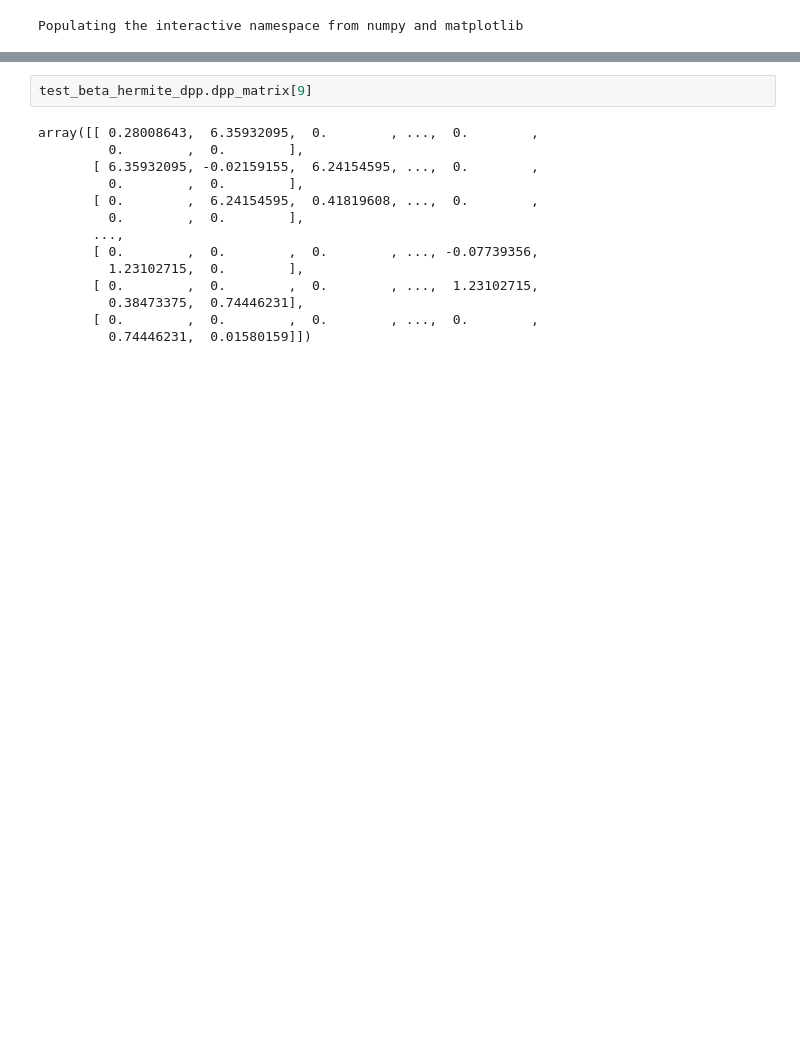
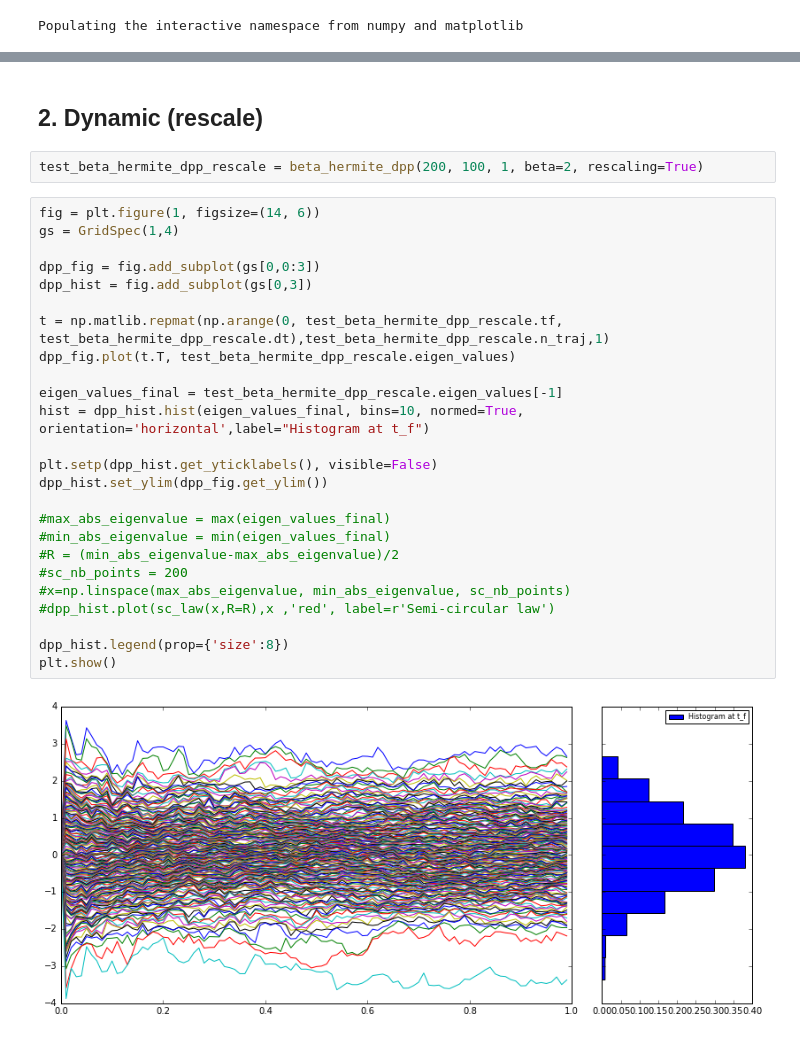
Before and after one commit to MinGao1314/dbm, a Jupyter notebook: beta_ensemble/beta_hermite_gaussian_ensembles.ipynb, the cells around one changed output, grey strips where cells are left out. Cells and saved outputs as stored; diff of their text form; blank space fills up the shorter version.

```diff
--- a/beta_ensemble/beta_hermite_gaussian_ensembles.ipynb
+++ b/beta_ensemble/beta_hermite_gaussian_ensembles.ipynb
@@ -152,16 +159,31 @@ plt.show()
-# %%
-test_beta_hermite_dpp.dpp_matrix[9]
-# %% [output]
-array([[ 0.28008643,  6.35932095,  0.        , ...,  0.        ,
-         0.        ,  0.        ],
-       [ 6.35932095, -0.02159155,  6.24154595, ...,  0.        ,
-         0.        ,  0.        ],
-       [ 0.        ,  6.24154595,  0.41819608, ...,  0.        ,
-         0.        ,  0.        ],
-       ...,
-       [ 0.        ,  0.        ,  0.        , ..., -0.07739356,
-         1.23102715,  0.        ],
-       [ 0.        ,  0.        ,  0.        , ...,  1.23102715,
-         0.38473375,  0.74446231],
-       [ 0.        ,  0.        ,  0.        , ...,  0.        ,
-         0.74446231,  0.01580159]])
+# %% [markdown]
+## 2. Dynamic (rescale)
+# %%
+test_beta_hermite_dpp_rescale = beta_hermite_dpp(200, 100, 1, beta=2, rescaling=True)
+# %%
+fig = plt.figure(1, figsize=(14, 6))
+gs = GridSpec(1,4)
+
+dpp_fig = fig.add_subplot(gs[0,0:3])
+dpp_hist = fig.add_subplot(gs[0,3])
+
+t = np.matlib.repmat(np.arange(0, test_beta_hermite_dpp_rescale.tf, test_beta_hermite_dpp_rescale.dt),test_beta_hermite_dpp_rescale.n_traj,1)
+dpp_fig.plot(t.T, test_beta_hermite_dpp_rescale.eigen_values)
+
+eigen_values_final = test_beta_hermite_dpp_rescale.eigen_values[-1]
+hist = dpp_hist.hist(eigen_values_final, bins=10, normed=True, orientation='horizontal',label="Histogram at t_f")
+
+plt.setp(dpp_hist.get_yticklabels(), visible=False)
+dpp_hist.set_ylim(dpp_fig.get_ylim())
+
+#max_abs_eigenvalue = max(eigen_values_final)
+#min_abs_eigenvalue = min(eigen_values_final)
+#R = (min_abs_eigenvalue-max_abs_eigenvalue)/2
+#sc_nb_points = 200
+#x=np.linspace(max_abs_eigenvalue, min_abs_eigenvalue, sc_nb_points)
+#dpp_hist.plot(sc_law(x,R=R),x ,'red', label=r'Semi-circular law')
+
+dpp_hist.legend(prop={'size':8})
+plt.show()
+# %% [output]
+[figure, added]
```
Also changed, not shown: parts of 11 cells of this notebook, 20 other files.
